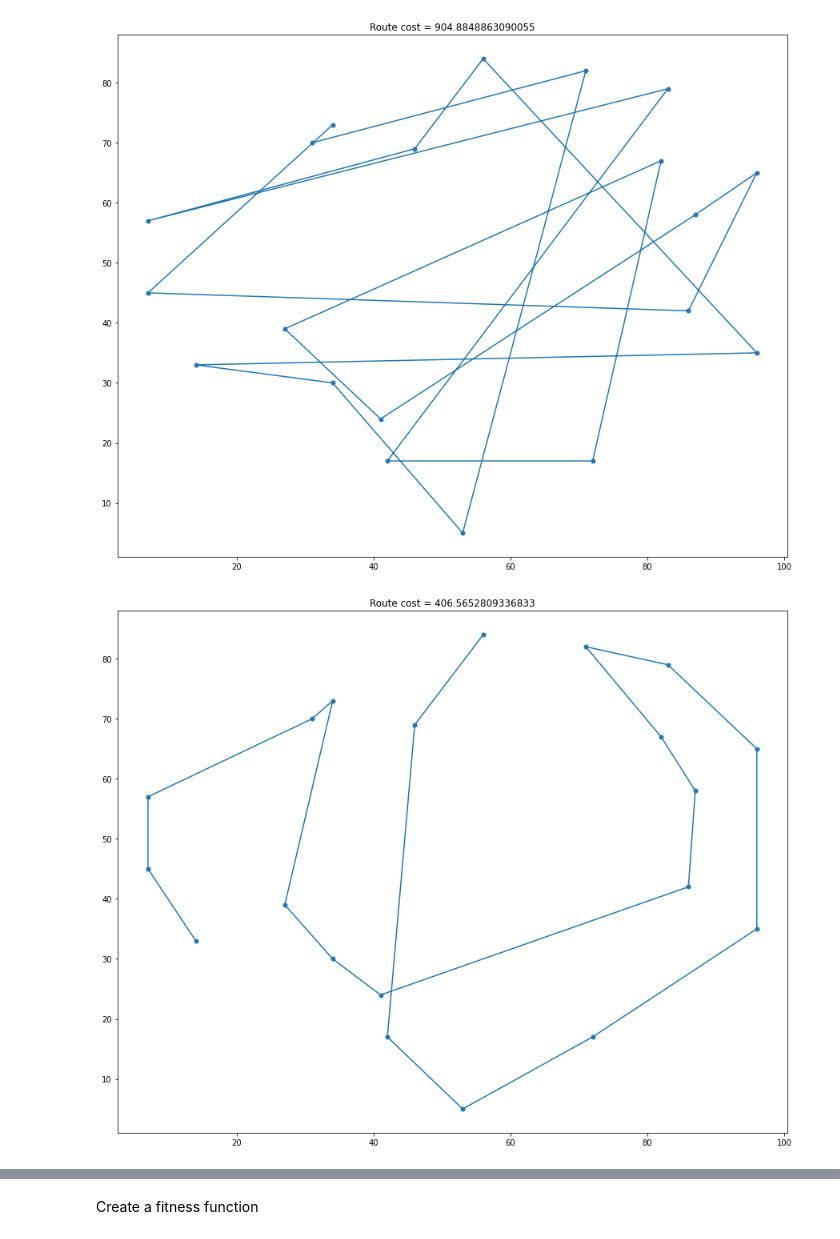
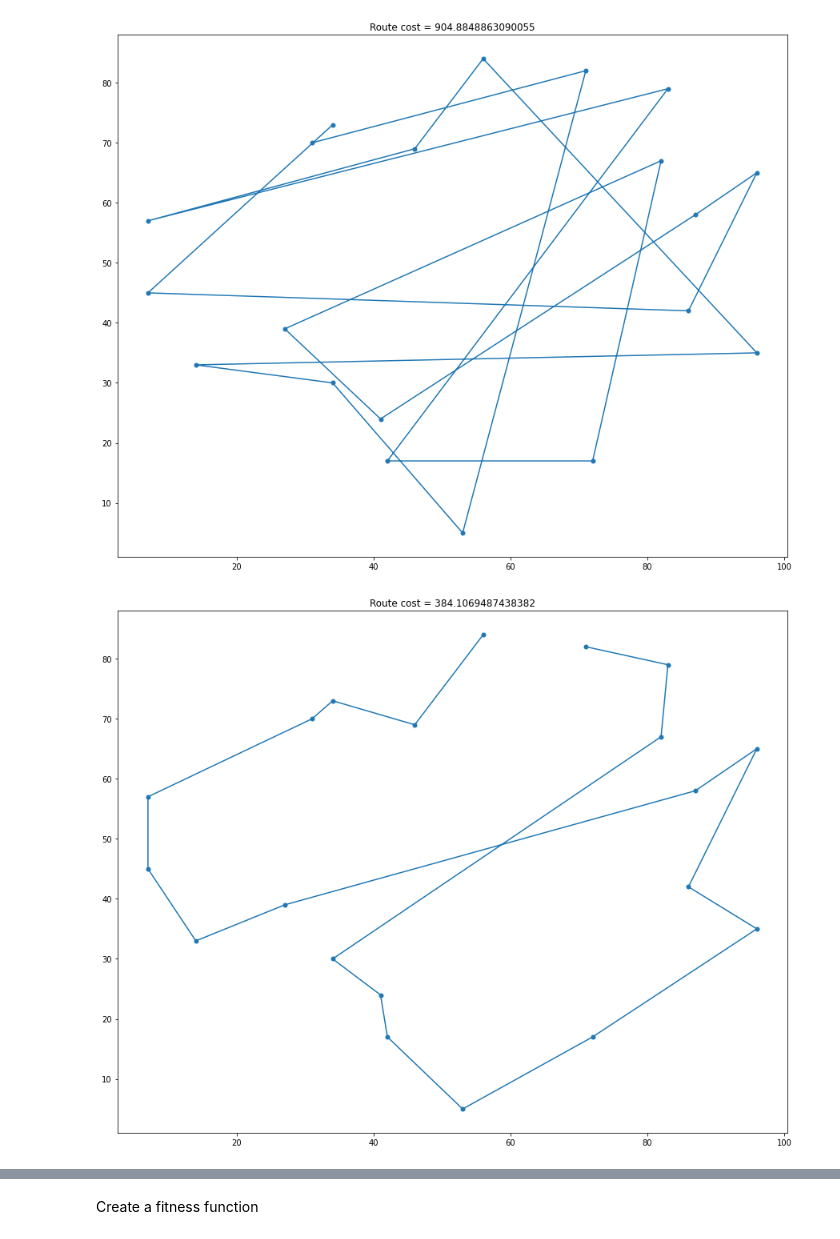
Before and after one commit to borislevant/aiplayground, a Jupyter notebook: genetic_algorithm_TSP.ipynb, the cells around one changed output, grey strips where cells are left out. Saved outputs shown, nothing was run; the diff lists cells and outputs as text; code cells hidden in the pictures.

```diff
--- a/genetic_algorithm_TSP.ipynb
+++ b/genetic_algorithm_TSP.ipynb
@@ -87,10 +87,10 @@ def hill_climbing(rstart, niter=10):
         current_route = route
     return current_route
 # %%
-new_route = hill_climbing(route(ct), niter=20)
+new_route = hill_climbing(route(ct), niter=50)
 new_route.show()
 # %% [output]
-[figure, old version]
+[figure, new version]
 # %%
 def hill_climbing_restart(cities, nstarts, niter=10):
     best_rt = route(cities)
```
Also changed, not shown: parts of 2 cells of this notebook.
